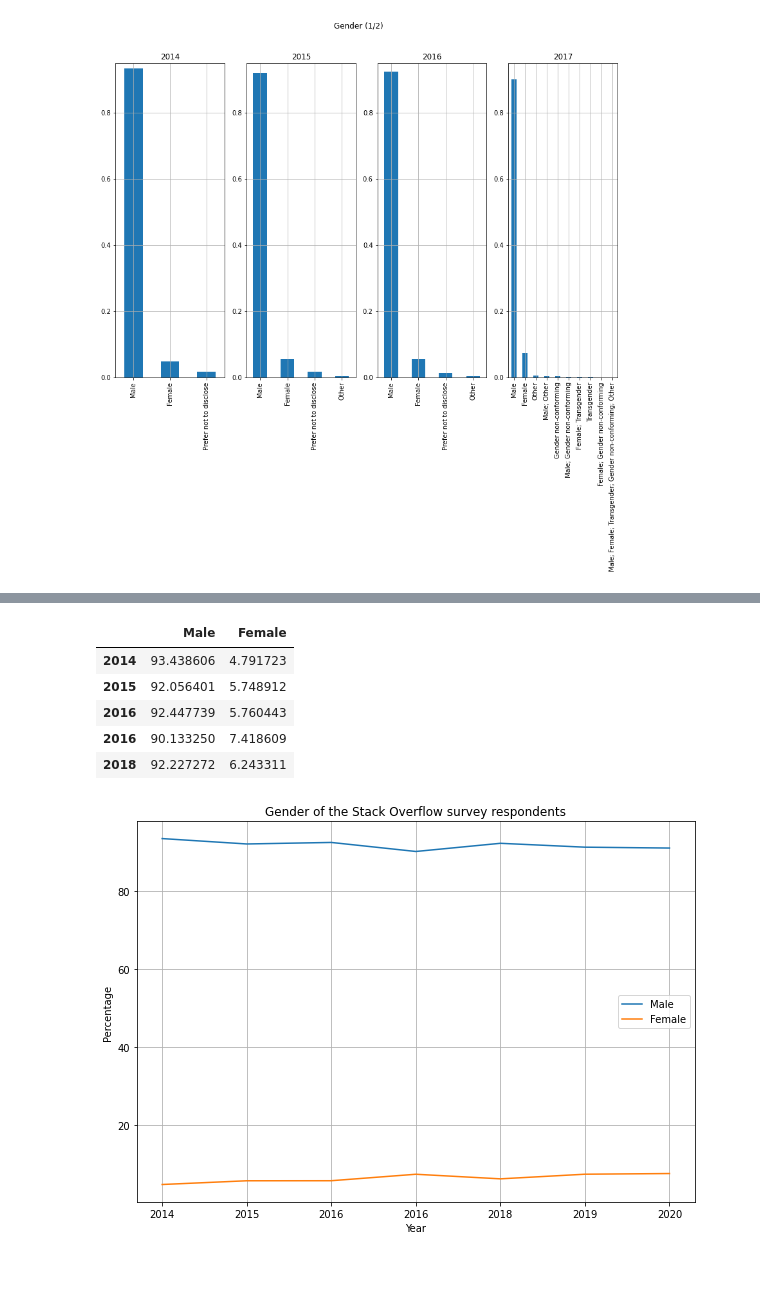
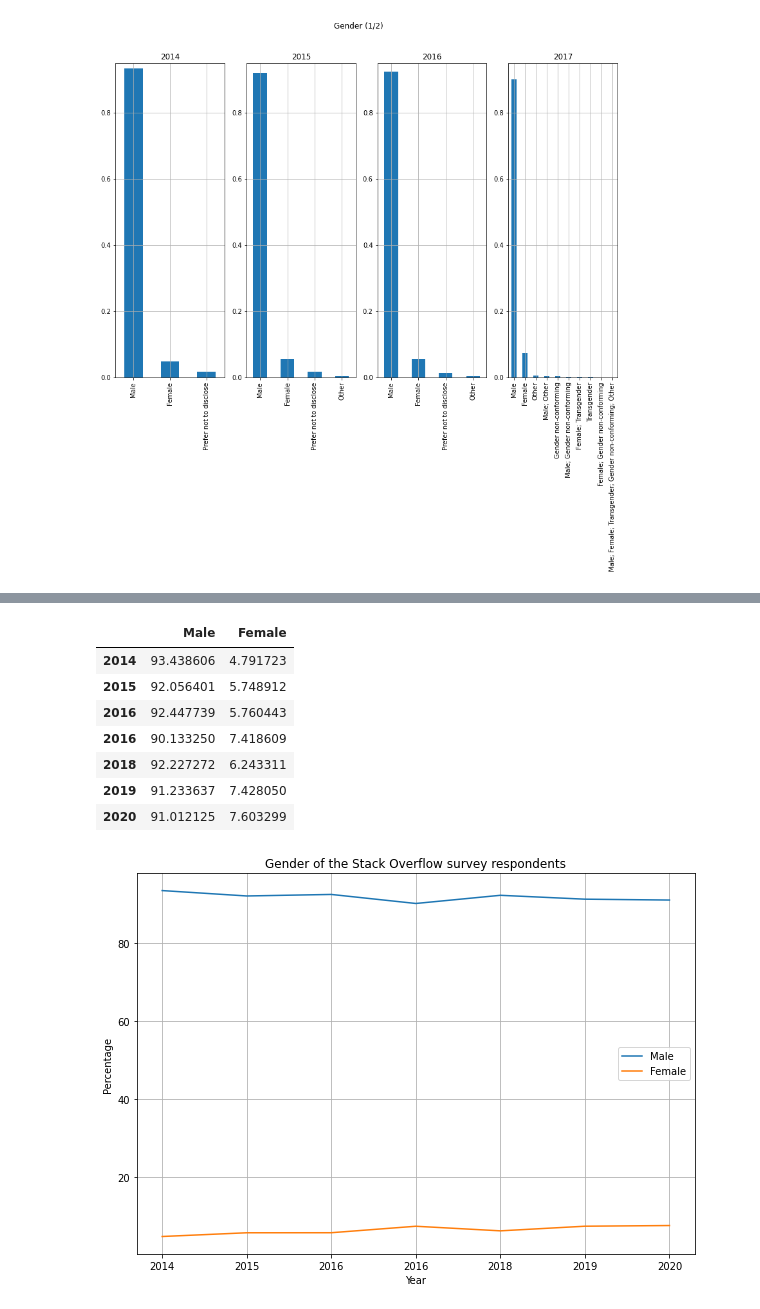
Before and after one commit to Data-Science-NDegree-MRusso/DSND-P1-Data-Exploration, a Jupyter notebook: code/Look at the Gender Specific Data.ipynb, the cells around one changed output, grey strips where cells are left out. Drawn from its saved outputs; the diff is of its cells as text; code cells hidden in the pictures; blank space fills up the shorter version.

```diff
--- a/code/Look at the Gender Specific Data.ipynb
+++ b/code/Look at the Gender Specific Data.ipynb
@@ -280,14 +279,16 @@ df_gend_perc = pd.DataFrame({'Male': perc_male,
                              'Female': perc_female},
                               index=['2014', '2015', '2016', '2016', '2018', '2019', '2020'])
 # %%
-df_gend_perc.head()
+df_gend_perc.head(7)
 # %% [output]
 |  | Male | Female |
 | 2014 | 93.438606 | 4.791723 |
 | 2015 | 92.056401 | 5.748912 |
 | 2016 | 92.447739 | 5.760443 |
 | 2016 | 90.133250 | 7.418609 |
 | 2018 | 92.227272 | 6.243311 |
+| 2019 | 91.233637 | 7.428050 |
+| 2020 | 91.012125 | 7.603299 |
 # %%
 df_gend_perc.plot(grid=True, figsize = (10,7),
                   xlabel='Year', ylabel='Percentage',
```
Also changed, not shown: parts of 11 cells of this notebook.
